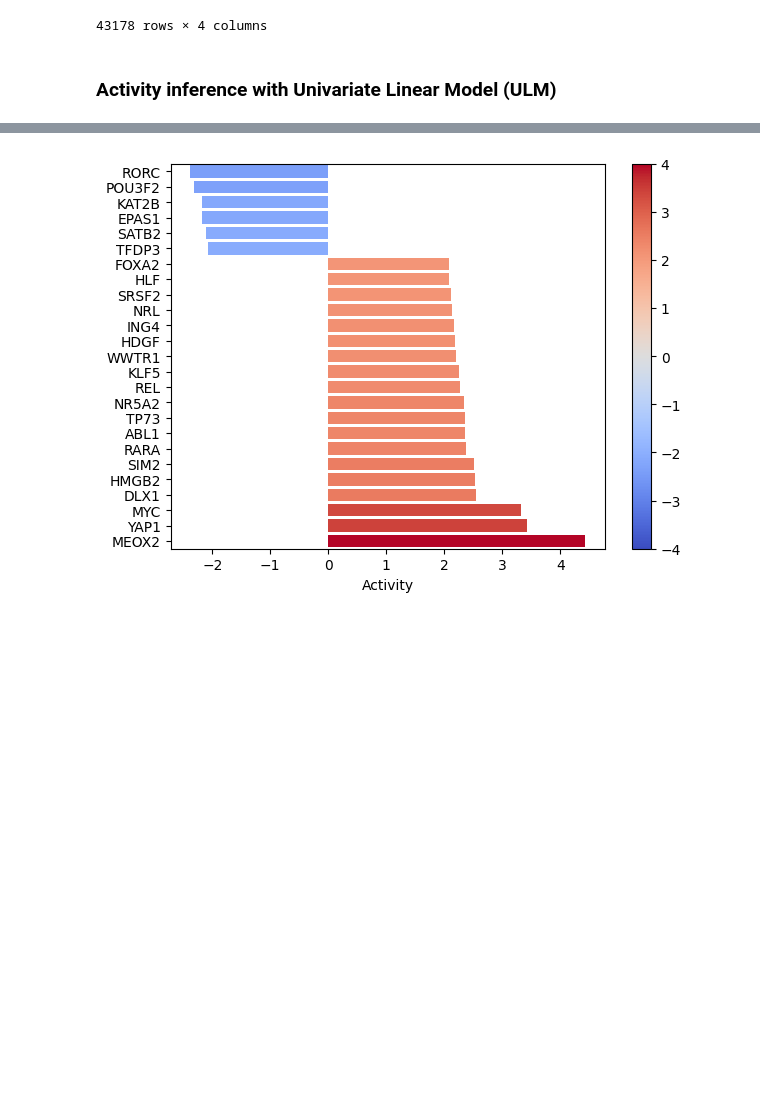
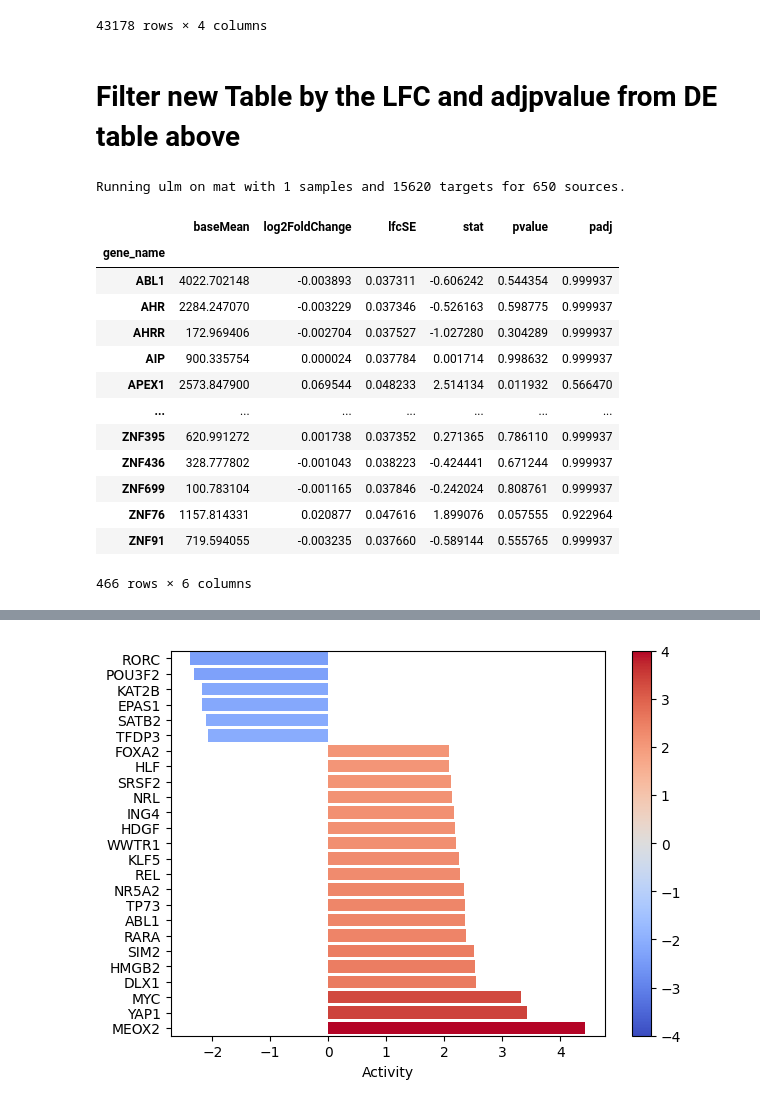
Before and after one commit to AlexanderFastner/MAFA_functional_analysis, a Jupyter notebook: notebooks/direct_comparison_WT_Control_02.ipynb, the cells around one changed output, grey strips where cells are left out. Drawn from its saved outputs; the diff is of its cells as text; code cells hidden in the pictures; blank space fills up the shorter version.

```diff
--- a/notebooks/direct_comparison_WT_Control_02.ipynb
+++ b/notebooks/direct_comparison_WT_Control_02.ipynb
@@ -345,5 +345,35 @@ collectri
 | 43176 | NFKB | hsa-miR-224-5p | 1 | 23474441;23988648 |
 | 43177 | AP1 | hsa-miR-144 | 1 | 23546882 |
 43178 rows × 4 columns
-# %% [markdown]
-### Activity inference with Univariate Linear Model (ULM)
+# %% [markdown]
+# Filter new Table by the LFC and adjpvalue from DE table above
+# %%
+# Infer TF activities with ulm
+tf_acts, tf_pvals = dc.run_ulm(mat=mat, net=collectri, verbose=True)
+#make copy to make table from
+table_tf_acts = tf_acts
+table_tf_pvals = tf_pvals
+table_tf_acts = table_tf_acts.rename(index={"treatment.vs.control": "TF_Activity"})
+table_tf_pvals = table_tf_pvals.rename(index={"treatment.vs.control": "TF_pvalue"})
+new_table = pd.concat([table_tf_acts, table_tf_pvals], axis = 0).T
+#actual df
+tf_acts
+
+selected_rows = results_df.loc[[idx for idx in new_table.index if idx in results_df.index]]
+selected_rows
+# %% [output]
+Running ulm on mat with 1 samples and 15620 targets for 650 sources.
+|  | baseMean | log2FoldChange | lfcSE | stat | pvalue | padj |
+| gene_name |  |  |  |  |  |  |
+| ABL1 | 4022.702148 | -0.003893 | 0.037311 | -0.606242 | 0.544354 | 0.999937 |
+| AHR | 2284.247070 | -0.003229 | 0.037346 | -0.526163 | 0.598775 | 0.999937 |
+| AHRR | 172.969406 | -0.002704 | 0.037527 | -1.027280 | 0.304289 | 0.999937 |
+| AIP | 900.335754 | 0.000024 | 0.037784 | 0.001714 | 0.998632 | 0.999937 |
+| APEX1 | 2573.847900 | 0.069544 | 0.048233 | 2.514134 | 0.011932 | 0.566470 |
+| ... | ... | ... | ... | ... | ... | ... |
+| ZNF395 | 620.991272 | 0.001738 | 0.037352 | 0.271365 | 0.786110 | 0.999937 |
+| ZNF436 | 328.777802 | -0.001043 | 0.038223 | -0.424441 | 0.671244 | 0.999937 |
+| ZNF699 | 100.783104 | -0.001165 | 0.037846 | -0.242024 | 0.808761 | 0.999937 |
+| ZNF76 | 1157.814331 | 0.020877 | 0.047616 | 1.899076 | 0.057555 | 0.922964 |
+| ZNF91 | 719.594055 | -0.003235 | 0.037660 | -0.589144 | 0.555765 | 0.999937 |
+466 rows × 6 columns
```
Also changed, not shown: parts of 12 cells of this notebook, 18 other files.
